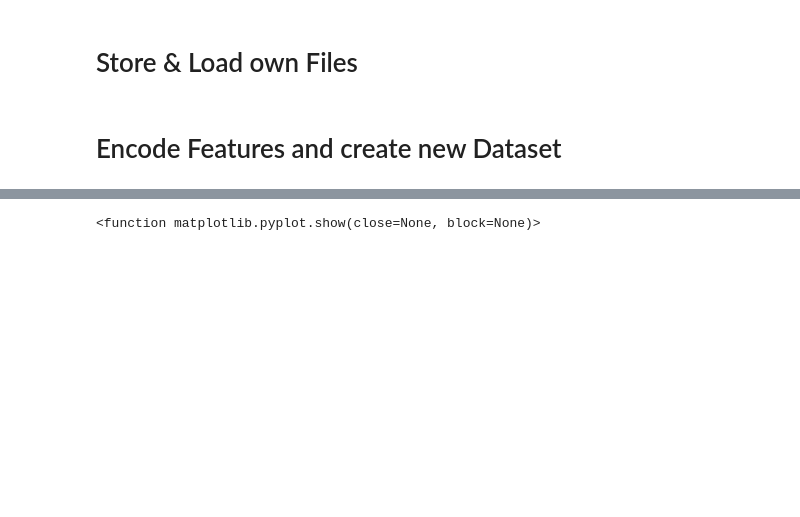
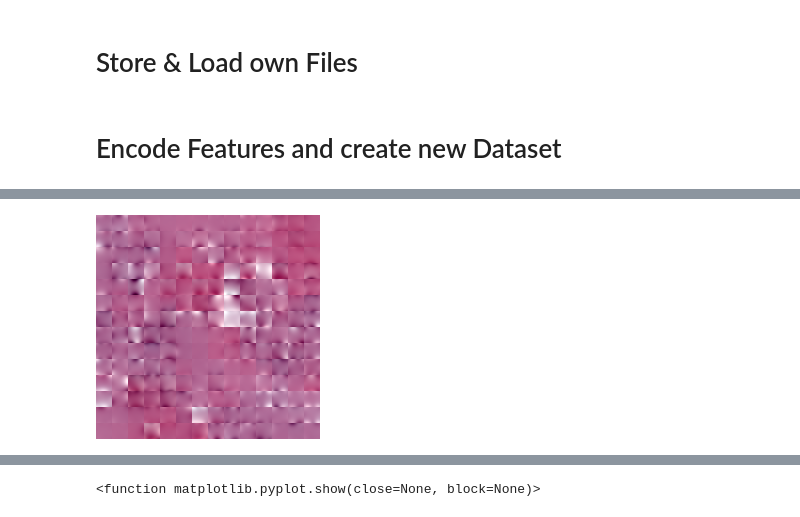
Before and after one commit to SeibelT/multimodal_survival_prediction, a Jupyter notebook: Encoding_Explained.ipynb, the cells around one changed output, grey strips where cells are left out. Saved outputs shown, nothing was run; the diff lists cells and outputs as text; code cells hidden in the pictures; blank space fills up the shorter version.

```diff
--- a/Encoding_Explained.ipynb
+++ b/Encoding_Explained.ipynb
@@ -621,3 +579,8 @@ Min val: -3.74 |  Max val: 4.56
+# %%
+#clamp to -1,1 then return
+transforms.ToPILImage()(transforms.Normalize(mean=(-1,-1,-1),std=(2,2,2))(torch.clamp(_,-1,1)))
+# %% [output]
+[figure, added]
 # %%
 plt.clf
 plt.figure(figsize=(13,4))
```
Also changed, not shown: parts of 27 cells of this notebook, 9 other files.
